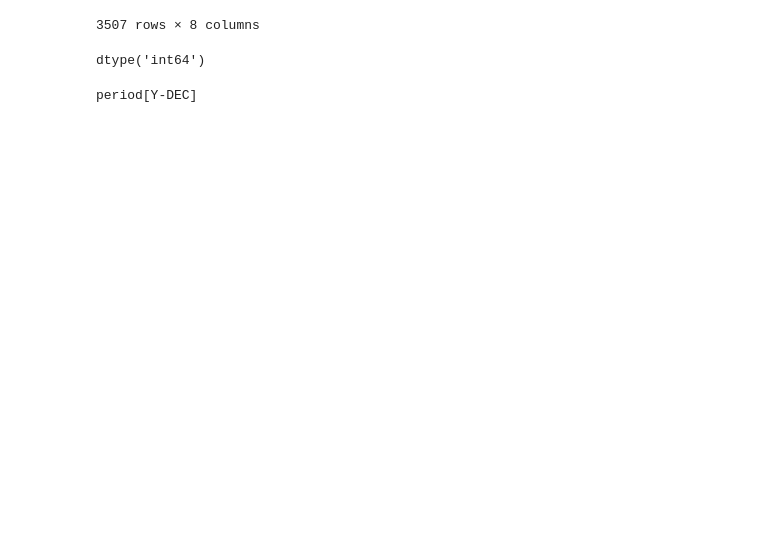
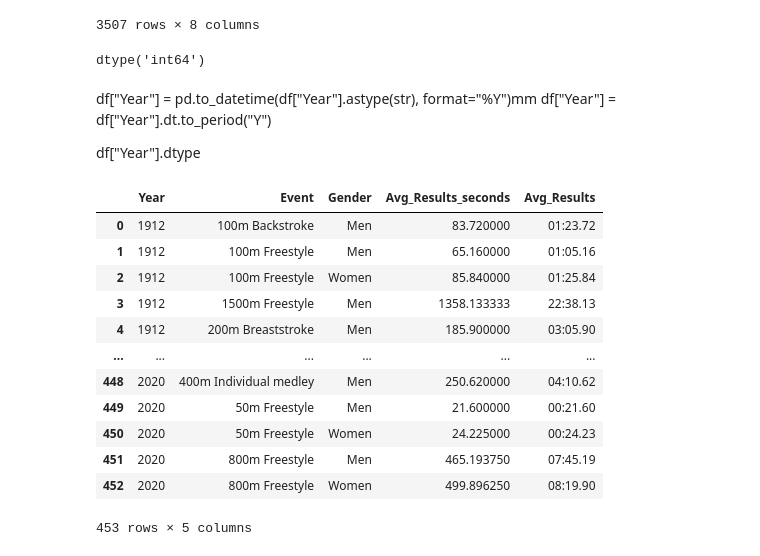
Before and after one commit to wllamjp/olympic-swimming, a Jupyter notebook: notebooks/analysis.ipynb, the cells around one changed output. Saved outputs shown, nothing was run; the diff lists cells and outputs as text; code cells hidden in the pictures; blank space fills up the shorter version.

```diff
--- a/notebooks/analysis.ipynb
+++ b/notebooks/analysis.ipynb
@@ -131,13 +134,11 @@ df
 df["Year"].dtype
 # %% [output]
 dtype('int64')
-# %%
-df["Year"] = pd.to_datetime(df["Year"].astype(str), format="%Y")
-df["Year"] = df["Year"].dt.to_period("Y")
-
-df["Year"].dtype
-# %% [output]
-period[Y-DEC]
+# %% [markdown]
+df["Year"] = pd.to_datetime(df["Year"].astype(str), format="%Y")mm
+df["Year"] = df["Year"].dt.to_period("Y")
+
+df["Year"].dtype
 # %%
 summary = (
     df.groupby(["Year", "Event", "Gender"])["Results_seconds"]
@@ -148,3 +149,19 @@ summary = (
 summary["Avg_Results"] = summary["Avg_Results_seconds"].apply(format_mm_ss_ms)
 
 summary.to_csv("event_year_summary.txt", sep='\t', index=False)
+# %%
+summary
+# %% [output]
+|  | Year | Event | Gender | Avg_Results_seconds | Avg_Results |
+| 0 | 1912 | 100m Backstroke | Men | 83.720000 | 01:23.72 |
+| 1 | 1912 | 100m Freestyle | Men | 65.160000 | 01:05.16 |
+| 2 | 1912 | 100m Freestyle | Women | 85.840000 | 01:25.84 |
+| 3 | 1912 | 1500m Freestyle | Men | 1358.133333 | 22:38.13 |
+| 4 | 1912 | 200m Breaststroke | Men | 185.900000 | 03:05.90 |
+| ... | ... | ... | ... | ... | ... |
+| 448 | 2020 | 400m Individual medley | Men | 250.620000 | 04:10.62 |
+| 449 | 2020 | 50m Freestyle | Men | 21.600000 | 00:21.60 |
+| 450 | 2020 | 50m Freestyle | Women | 24.225000 | 00:24.23 |
+| 451 | 2020 | 800m Freestyle | Men | 465.193750 | 07:45.19 |
+| 452 | 2020 | 800m Freestyle | Women | 499.896250 | 08:19.90 |
+453 rows × 5 columns
```
Also changed, not shown: parts of 4 cells of this notebook.
